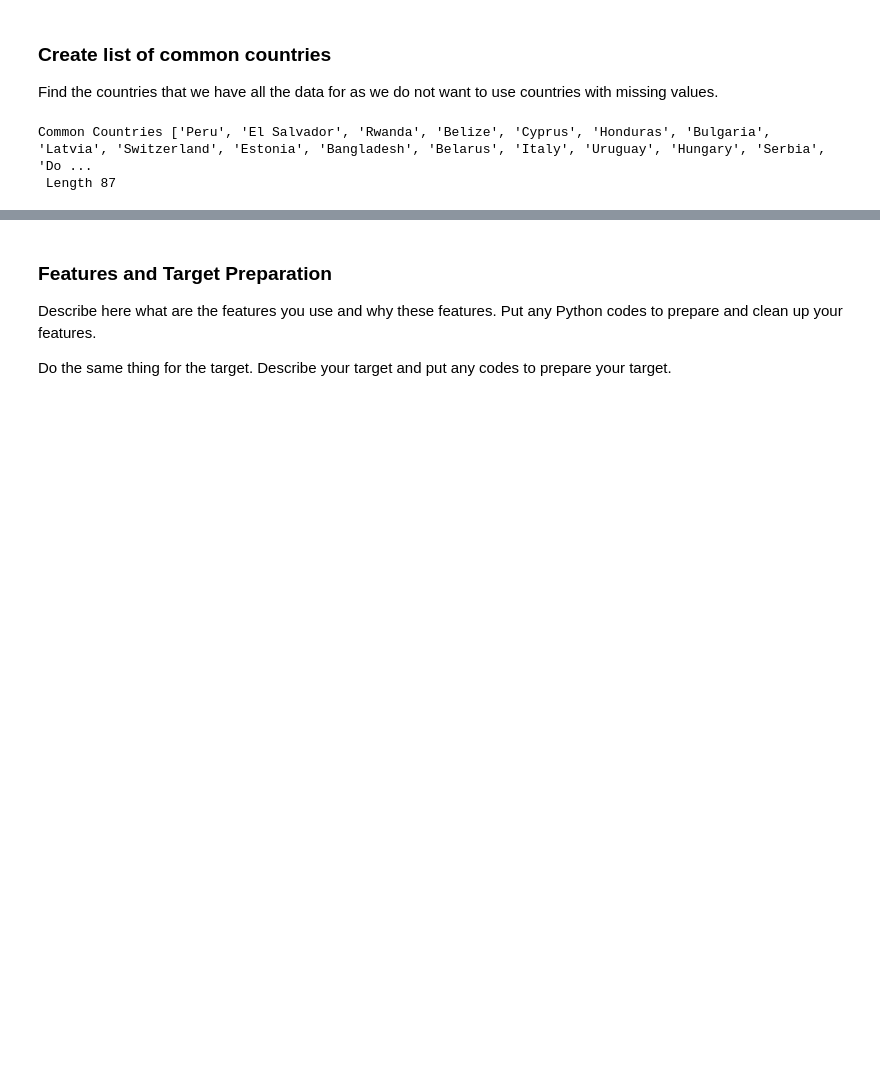
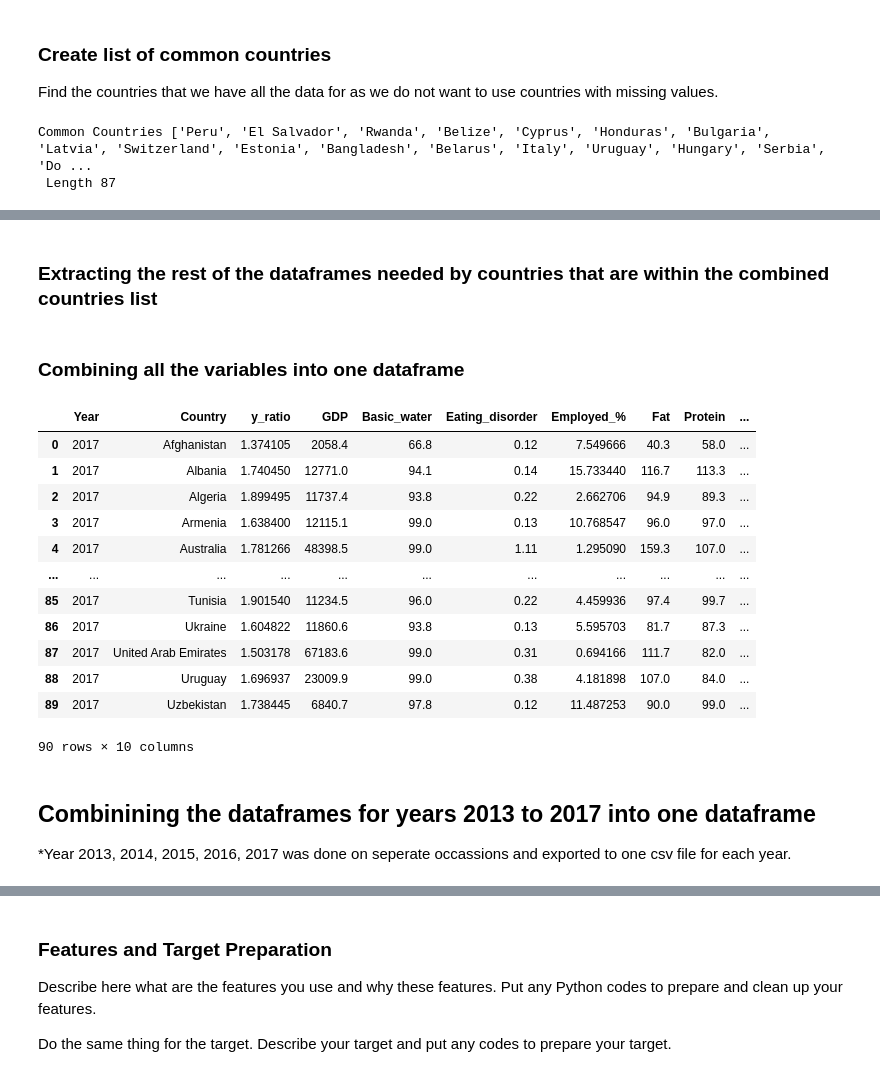
Before and after one commit to tanjoash/2D_data_driven_world, a Jupyter notebook: 2dwork/Project_Brief_Template.ipynb, the cells around one changed output, grey strips where cells are left out. Drawn from its saved outputs; the diff is of its cells as text; code cells hidden in the pictures; blank space fills up the shorter version.

Commit message:
Done with cleaning cleaning csv in template

```diff
--- a/2dwork/Project_Brief_Template.ipynb
+++ b/2dwork/Project_Brief_Template.ipynb
@@ -1056,0 +1680,68 @@ Common Countries ['Peru', 'El Salvador', 'Rwanda', 'Belize', 'Cyprus', 'Honduras
+# %% [markdown]
+### Extracting the rest of the dataframes needed by countries that are within the combined countries list
+# %%
+# extract GDP value from countries in combined countries list
+df_GDP_cc3 = df_GDP[df_GDP["Country"].isin(cc3)]
+# set index from 0
+df_GDP_cc3 = df_GDP_cc3.reset_index(drop=True)
+
+# extract water value from countries in combined countries list
+df_water_cc3 = df_water[df_water["Country"].isin(cc3)]
+# set index from 0
+df_water_cc3 = df_water_cc3.reset_index(drop=True)
+
+# extract eating disorder value from countries in combined countries list
+df_disorder_cc3 = df_disorder[df_disorder["Country"].isin(cc3)]
+# set index from 0
+df_disorder_cc3 = df_disorder_cc3.reset_index(drop=True)
+
+# print dataframe to check if need be
+# df_GDP_cc3
+# df_water_cc3
+# df_disorder_cc3
+# %% [markdown]
+### Combining all the variables into one dataframe
+# %%
+# add country and Y ratio column
+dfyears_combined_model3 = df_y_ratio_3.loc[:, ["Country", "y_ratio"]]
+# add GDP column
+dfyears_combined_model3["GDP"] = df_GDP_cc3.loc[:, "GDP"]
+# add percent basic water service column
+dfyears_combined_model3["Basic_water"] = df_water_cc3.loc[:, "Basic_water"]
+# add percent eating disorder column
+dfyears_combined_model3["Eating_disorder"] = df_disorder_cc3.loc[:, "Eating_disorder"]
+# add percent employed in agriculture column
+dfyears_combined_model3["Employed_%"] = df_percent_employed_3.loc[:, "Employed_%"]
+# add fat supplied column
+dfyears_combined_model3["Fat"] = df_carb_cc3.loc[:, "Fat"]
+# add protein supplied column
+dfyears_combined_model3["Protein"] = df_carb_cc3.loc[:, "Protein"]
+# add carbohydrate supplied column
+dfyears_combined_model3["Carbohydrate"] = df_carb_cc3.loc[:, "Carbohydrate"]
+# add specified year in the first column
+dfyears_combined_model3.insert(0, "Year", get_year)
+# set index from 0
+dfyears_combined_model3 = dfyears_combined_model3.reset_index(drop=True)
+# print dataframe
+dfyears_combined_model3
+
+# export dataframe
+# dfyears_combined_model3.to_csv(f"df{get_year}_combined_model3.csv")
+# %% [output]
+|  | Year | Country | y_ratio | GDP | Basic_water | Eating_disorder | Employed_% | Fat | Protein | ... |
+| 0 | 2017 | Afghanistan | 1.374105 | 2058.4 | 66.8 | 0.12 | 7.549666 | 40.3 | 58.0 | ... |
+| 1 | 2017 | Albania | 1.740450 | 12771.0 | 94.1 | 0.14 | 15.733440 | 116.7 | 113.3 | ... |
+| 2 | 2017 | Algeria | 1.899495 | 11737.4 | 93.8 | 0.22 | 2.662706 | 94.9 | 89.3 | ... |
+| 3 | 2017 | Armenia | 1.638400 | 12115.1 | 99.0 | 0.13 | 10.768547 | 96.0 | 97.0 | ... |
+| 4 | 2017 | Australia | 1.781266 | 48398.5 | 99.0 | 1.11 | 1.295090 | 159.3 | 107.0 | ... |
+| ... | ... | ... | ... | ... | ... | ... | ... | ... | ... | ... |
+| 85 | 2017 | Tunisia | 1.901540 | 11234.5 | 96.0 | 0.22 | 4.459936 | 97.4 | 99.7 | ... |
+| 86 | 2017 | Ukraine | 1.604822 | 11860.6 | 93.8 | 0.13 | 5.595703 | 81.7 | 87.3 | ... |
+| 87 | 2017 | United Arab Emirates | 1.503178 | 67183.6 | 99.0 | 0.31 | 0.694166 | 111.7 | 82.0 | ... |
+| 88 | 2017 | Uruguay | 1.696937 | 23009.9 | 99.0 | 0.38 | 4.181898 | 107.0 | 84.0 | ... |
+| 89 | 2017 | Uzbekistan | 1.738445 | 6840.7 | 97.8 | 0.12 | 11.487253 | 90.0 | 99.0 | ... |
+90 rows × 10 columns
+# %% [markdown]
+## Combinining the dataframes for years 2013 to 2017 into one dataframe
+
+*Year 2013, 2014, 2015, 2016, 2017 was done on seperate occassions and exported to one csv file for each year.
```
Also changed, not shown: parts of 63 cells of this notebook, 1 other file.
